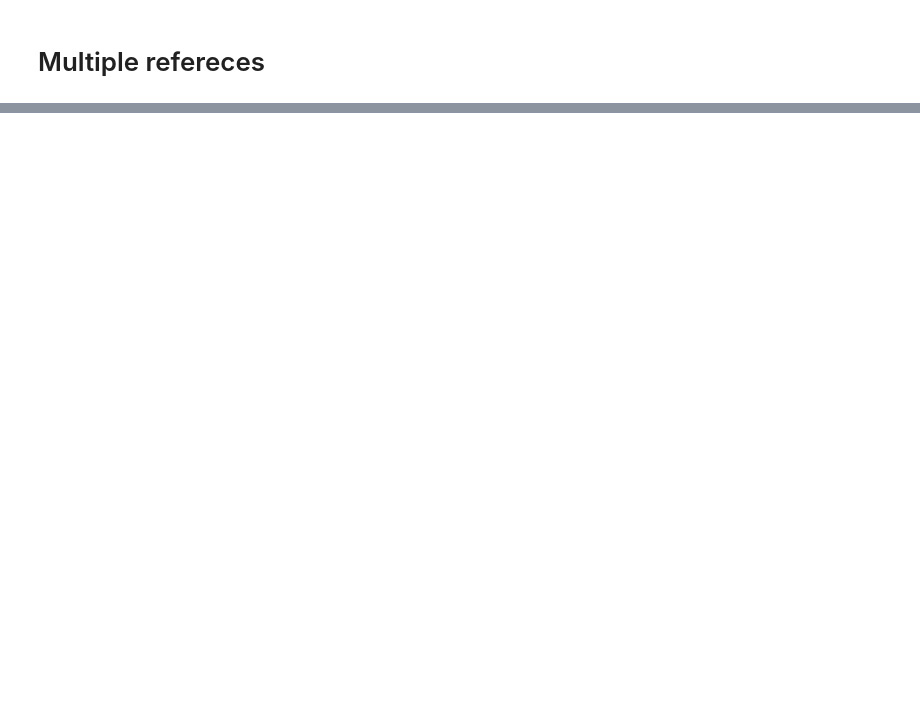
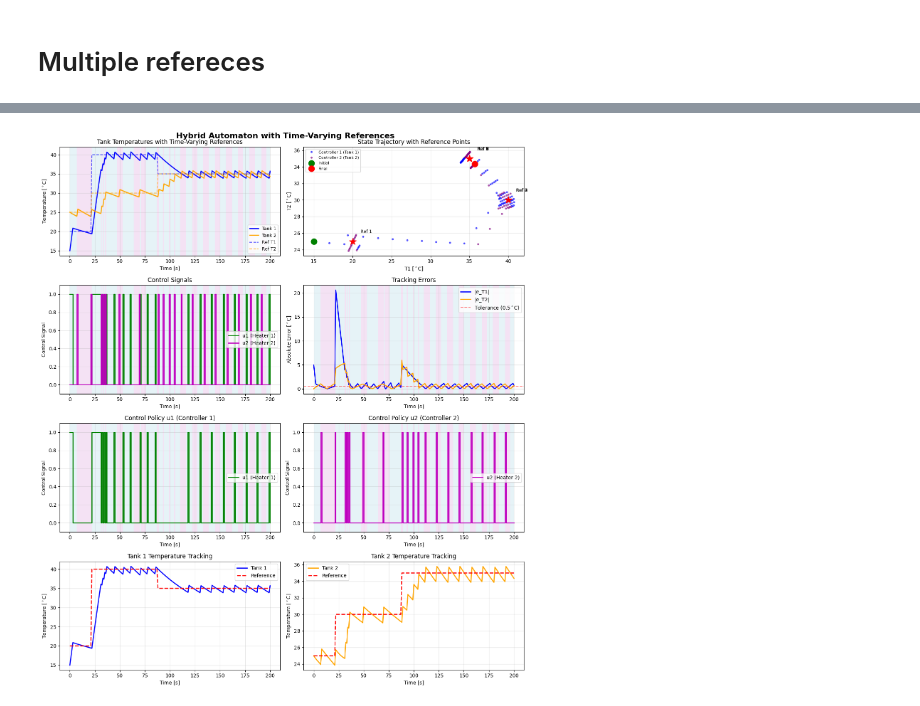
Before and after one commit to lmartim4/RO01, a Jupyter notebook: TPs/lucas_de-oliveira-martim-6.ipynb, the cells around one changed output, grey strips where cells are left out. Cells and saved outputs as stored; diff of their text form; code cells hidden in the pictures; blank space fills up the shorter version.

```diff
--- a/TPs/lucas_de-oliveira-martim-6.ipynb
+++ b/TPs/lucas_de-oliveira-martim-6.ipynb
@@ -45,11 +45,12 @@ infStValInc, nullCtr = 1e6, 0.0
 T_MIN = 10   # Minimum temperature for both tanks
 T_MAX = 60 # Maximum temperature for both tanks
 
-dT = 0.5 # Temperature step for both tanks [deg C]
+dT = 2 # Temperature step for both tanks [deg C]
 
 Q1_COST = Q2_COST = 10.0  # State cost weight for Tank
 R1_COST = R2_COST = 1.0   # Control cost weight for Heater
 
+dU = 1
 U = edInt(0, 1, 1)
 T = edInt(T_MIN, dT, T_MAX)
 # %%
@@ -434,10 +469,10 @@ print(f"Mode switches: {mode_switches_mv}")
 # %%
 # Visualize multi-reference simulation results
-fig = plt.figure(figsize=(14, 12))
+fig = plt.figure(figsize=(14, 16))
 fig.suptitle('Hybrid Automaton with Time-Varying References', fontsize=16, fontweight='bold')
 
 # Temperature trajectories with time-varying references
-ax1 = plt.subplot(3, 2, 1)
+ax1 = plt.subplot(4, 2, 1)
 for i in range(len(mode_traj_mv)-1):
     color = 'lightblue' if mode_traj_mv[i] == MODE_CTRL1 else 'plum'
     ax1.axvspan(T_time[i], T_time[i+1], facecolor=color, alpha=0.3)
@@ -452,7 +487,7 @@ ax1.legend(fontsize=9)
 ax1.grid(True, alpha=0.3)
 
 # State space trajectory with reference points
-ax2 = plt.subplot(3, 2, 2)
+ax2 = plt.subplot(4, 2, 2)
 for mode in [MODE_CTRL1, MODE_CTRL2]:
     mask = mode_traj_mv == mode
     if np.any(mask):
@@ -470,8 +505,8 @@ ax2.set_title('State Trajectory with Reference Points')
 ax2.legend(fontsize=8, loc='best')
 ax2.grid(True, alpha=0.3)
 
-# Control signals
-ax3 = plt.subplot(3, 2, 3)
+# Control signals (combined)
+ax3 = plt.subplot(4, 2, 3)
 for i in range(len(mode_traj_mv)-1):
     color = 'lightblue' if mode_traj_mv[i] == MODE_CTRL1 else 'plum'
     ax3.axvspan(T_time[i], T_time[i+1], facecolor=color, alpha=0.3)
@@ -482,43 +517,71 @@ ax3.set_ylabel('Control Signal')
 ax3.set_title('Control Signals')
 ax3.set_ylim([-0.1, 1.1])
 ax3.legend()
 ax3.grid(True, alpha=0.3)
 
 # Error trajectories (using time-varying reference)
-ax4 = plt.subplot(3, 2, 4)
+ax4 = plt.subplot(4, 2, 4)
 for i in range(len(mode_traj_mv)-1):
     color = 'lightblue' if mode_traj_mv[i] == MODE_CTRL1 else 'plum'
     ax4.axvspan(T_time[i], T_time[i+1], facecolor=color, alpha=0.3)
 error_T1_mv = np.abs(x_mv[:, 0] - ref_traj_mv[:, 0])
 error_T2_mv = np.abs(x_mv[:, 1] - ref_traj_mv[:, 1])
 ax4.plot(T_time, error_T1_mv, 'b-', linewidth=2, label='|e_T1|')
 ax4.plot(T_time, error_T2_mv, 'orange', linewidth=2, label='|e_T2|')
 ax4.axhline(y=epsilon_switch, color='red', linestyle='--', alpha=0.5, label=r'Tolerance (' + str(epsilon_switch) + r'$^\circ$C)')
 ax4.set_xlabel('Time [s]')
 ax4.set_ylabel(r'Absolute Error [$^\circ$C]')
 ax4.set_title('Tracking Errors')
 ax4.legend()
 ax4.grid(True, alpha=0.3)
 
-# Tank 1 temperature with reference
-ax5 = plt.subplot(3, 2, 5)
-ax5.plot(T_time, x_mv[:, 0], 'b-', linewidth=2, label='Tank 1')
-ax5.plot(T_time, ref_traj_mv[:, 0], 'r--', linewidth=2, label='Reference')
+# Individual control u1 (Controller 1 policy)
+ax5 = plt.subplot(4, 2, 5)
+for i in range(len(mode_traj_mv)-1):
+    color = 'lightblue' if mode_traj_mv[i] == MODE_CTRL1 else 'plum'
+    ax5.axvspan(T_time[i], T_time[i+1], facecolor=color, alpha=0.3)
+ax5.step(T_time, u1_sim_mv, 'g-', linewidth=2, where='post', label='u1 (Heater 1)')
 ax5.set_xlabel('Time [s]')
-ax5.set_ylabel(r'Temperature [$^\circ$C]')
-ax5.set_title('Tank 1 Temperature Tracking')
+ax5.set_ylabel('Control Signal')
+ax5.set_title('Control Policy u1 (Controller 1)')
+ax5.set_ylim([-0.1, 1.1])
 ax5.legend()
 ax5.grid(True, alpha=0.3)
 
-# Tank 2 temperature with reference
-ax6 = plt.subplot(3, 2, 6)
-ax6.plot(T_time, x_mv[:, 1], 'orange', linewidth=2, label='Tank 2')
-ax6.plot(T_time, ref_traj_mv[:, 1], 'r--', linewidth=2, label='Reference')
+# Individual control u2 (Controller 2 policy)
+ax6 = plt.subplot(4, 2, 6)
+for i in range(len(mode_traj_mv)-1):
+    color = 'lightblue' if mode_traj_mv[i] == MODE_CTRL1 else 'plum'
+    ax6.axvspan(T_time[i], T_time[i+1], facecolor=color, alpha=0.3)
+ax6.step(T_time, u2_sim_mv, 'm-', linewidth=2, where='post', label='u2 (Heater 2)')
 ax6.set_xlabel('Time [s]')
-ax6.set_ylabel(r'Temperature [$^\circ$C]')
-ax6.set_title('Tank 2 Temperature Tracking')
+ax6.set_ylabel('Control Signal')
+ax6.set_title('Control Policy u2 (Controller 2)')
+ax6.set_ylim([-0.1, 1.1])
 ax6.legend()
 ax6.grid(True, alpha=0.3)
 
+# Tank 1 temperature with reference
+ax7 = plt.subplot(4, 2, 7)
+ax7.plot(T_time, x_mv[:, 0], 'b-', linewidth=2, label='Tank 1')
+ax7.plot(T_time, ref_traj_mv[:, 0], 'r--', linewidth=2, label='Reference')
+ax7.set_xlabel('Time [s]')
+ax7.set_ylabel(r'Temperature [$^\circ$C]')
+ax7.set_title('Tank 1 Temperature Tracking')
+ax7.legend()
+ax7.grid(True, alpha=0.3)
+
+# Tank 2 temperature with reference
+ax8 = plt.subplot(4, 2, 8)
+ax8.plot(T_time, x_mv[:, 1], 'orange', linewidth=2, label='Tank 2')
+ax8.plot(T_time, ref_traj_mv[:, 1], 'r--', linewidth=2, label='Reference')
+ax8.set_xlabel('Time [s]')
+ax8.set_ylabel(r'Temperature [$^\circ$C]')
+ax8.set_title('Tank 2 Temperature Tracking')
+ax8.legend()
+ax8.grid(True, alpha=0.3)
+
 plt.tight_layout()
 plt.show()
+# %% [output]
+[figure, added]
```
Also changed, not shown: parts of 3 cells of this notebook.
